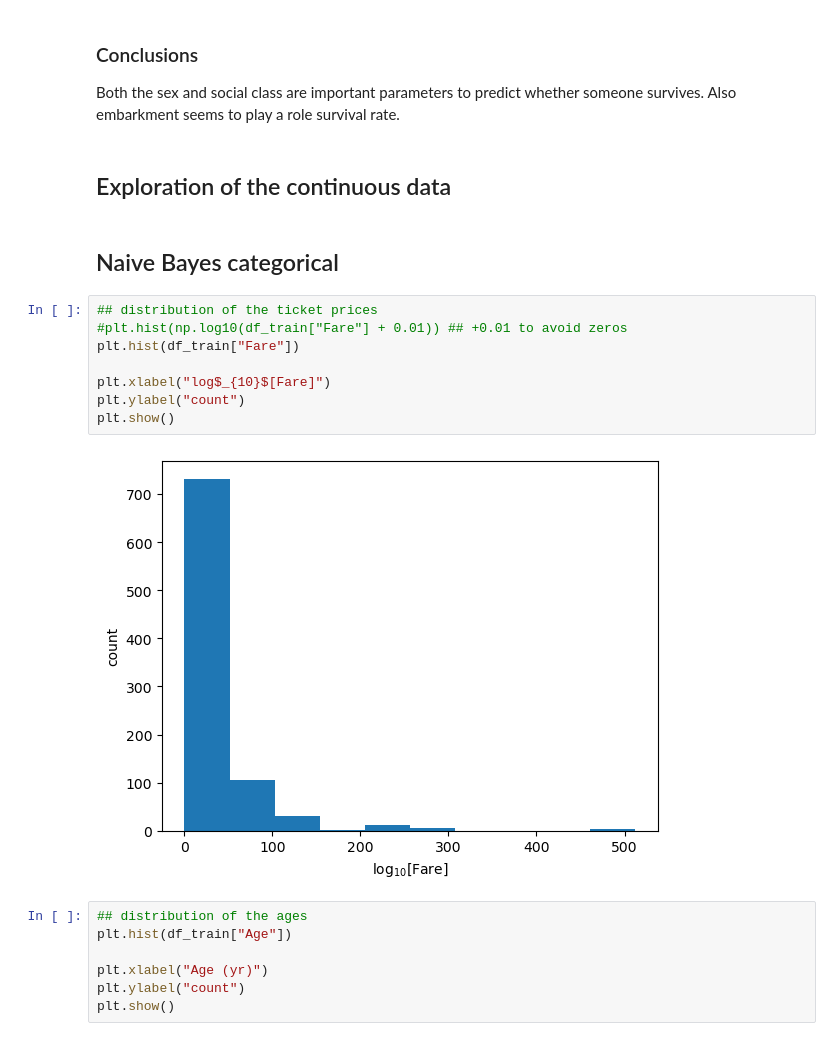
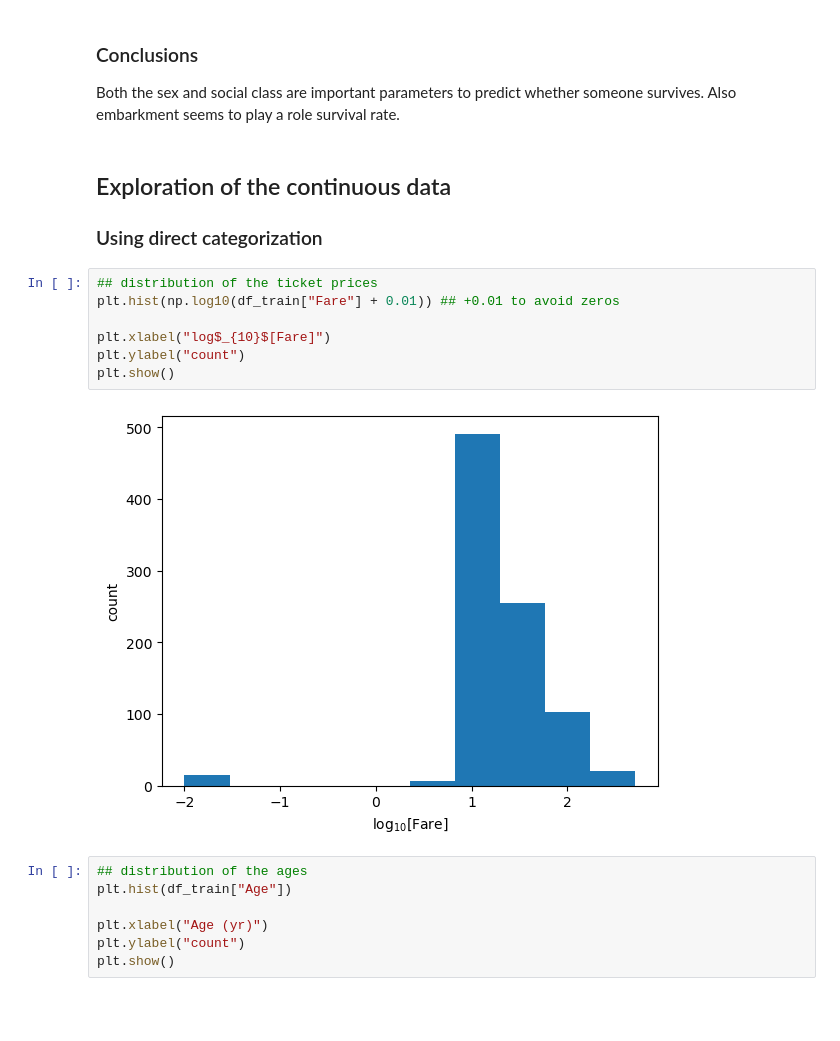
Before and after one commit to lmlb-astro/Kaggle-competitions, a Jupyter notebook: Titanic/survival_exploration_NaiveBayes.ipynb, the cells around one changed output. Cells and saved outputs as stored; diff of their text form; blank space fills up the shorter version.

```diff
--- a/Titanic/survival_exploration_NaiveBayes.ipynb
+++ b/Titanic/survival_exploration_NaiveBayes.ipynb
@@ -141,18 +139,17 @@ Both the sex and social class are important parameters to predict whether someon
 Also embarkment seems to play a role survival rate.
 # %% [markdown]
 ## Exploration of the continuous data
+
+### Using direct categorization
-# %% [markdown]
-## Naive Bayes categorical
 # %%
 ## distribution of the ticket prices
-#plt.hist(np.log10(df_train["Fare"] + 0.01)) ## +0.01 to avoid zeros
-plt.hist(df_train["Fare"])
+plt.hist(np.log10(df_train["Fare"] + 0.01)) ## +0.01 to avoid zeros
 
 plt.xlabel("log$_{10}$[Fare]")
 plt.ylabel("count")
 plt.show()
 # %% [output]
-[figure, old version]
+[figure, new version]
 # %%
 ## distribution of the ages
 plt.hist(df_train["Age"])
```
Also changed, not shown: parts of 18 cells of this notebook.
